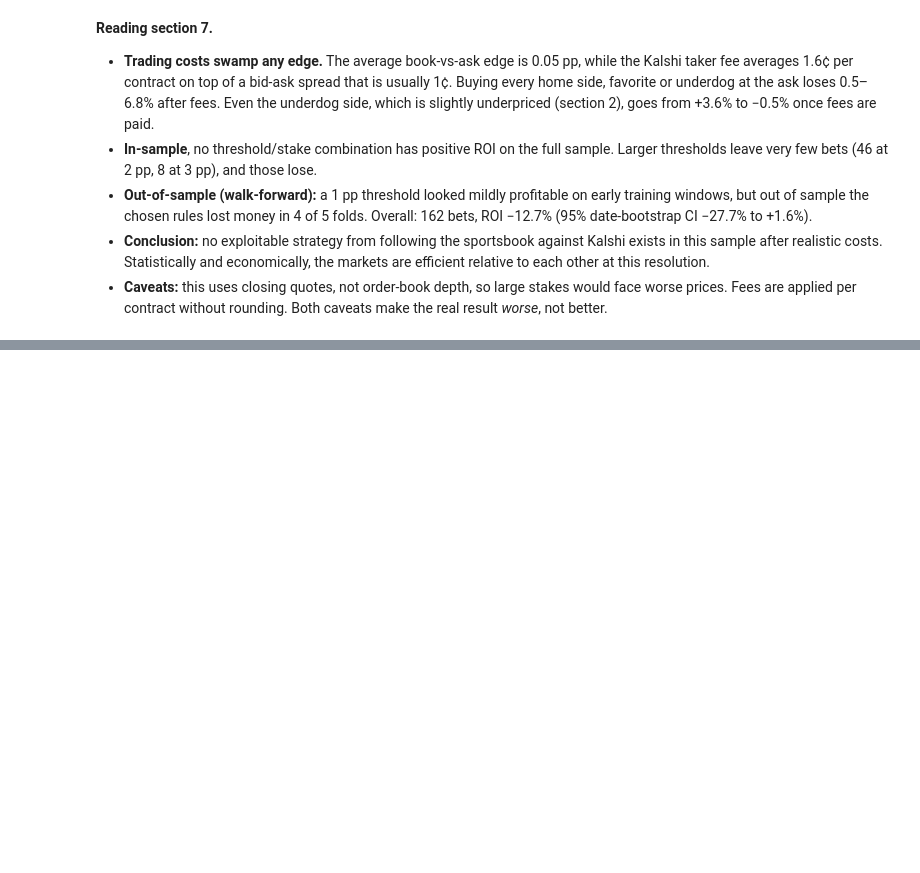
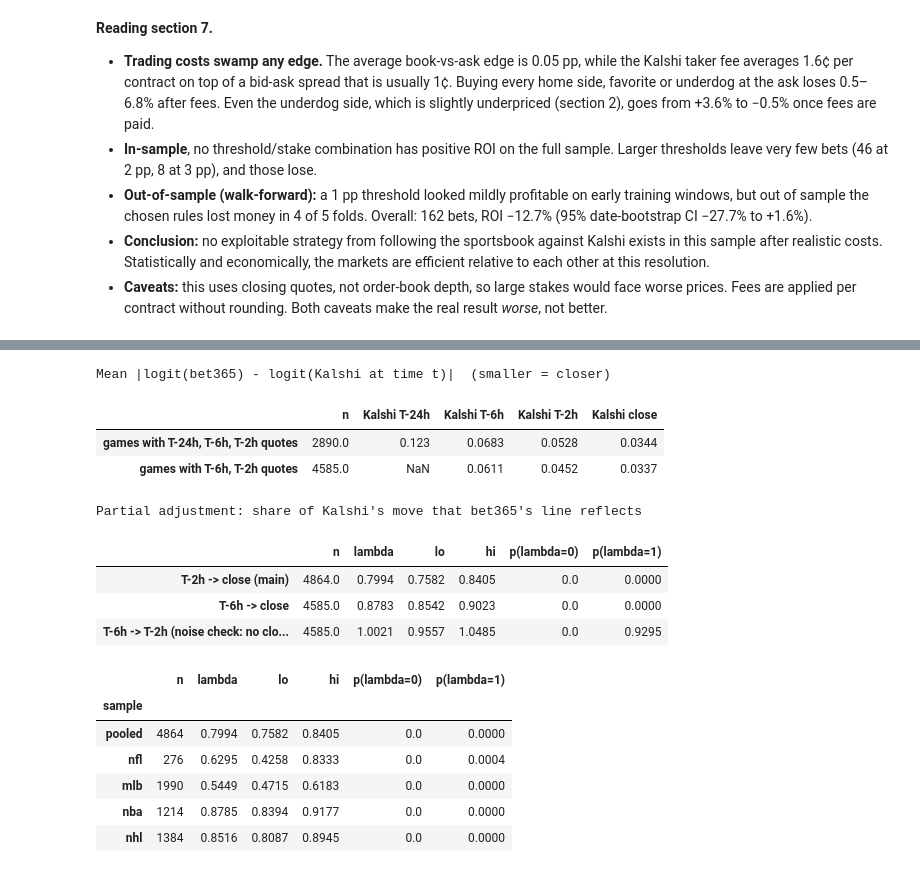
Before and after one commit to harrison-hal3sworth/predmarketproject, a Jupyter notebook: analysis/models_complete.ipynb, the cells around one changed output, grey strips where cells are left out. Drawn from its saved outputs; the diff is of its cells as text; code cells hidden in the pictures; blank space fills up the shorter version.

```diff
--- a/analysis/models_complete.ipynb
+++ b/analysis/models_complete.ipynb
@@ -774,0 +800,55 @@ Out-of-sample: 162 bets, staked 152.3 units, P&L -19.3, ROI -12.65%  (95% date-b
+# %%
+# 8a. Where does bet365 sit along Kalshi's price path?
+PL_H = 2   # main horizon, fixed in advance; T-6h is the robustness horizon
+PL_READY = all(f"logit_kalshi_{h}h" in df for h in (24, 6, 2))
+if not PL_READY:
+    print("Section 8 needs early Kalshi prices: run scripts/fetch_kalshi_early_prices.py, "
+          "then analysis/build_model_table.py.")
+
+
+def partial_adjustment(d, early, late):
+    # (logit_book - early) = c + lam * (late - early). lam = 1: book fully reflects Kalshi's move from early to late.
+    d = d.assign(y=d["logit_book"] - d[early], x=d[late] - d[early]).dropna(subset=["y", "x"])
+    r = smf.ols("y ~ x", data=d).fit(**cluster(d))
+    lo, hi = r.conf_int().loc["x"]
+    p1 = float(np.asarray(r.t_test("x = 1").pvalue).squeeze())
+    return {"n": int(r.nobs), "lambda": r.params["x"], "lo": lo, "hi": hi,
+            "p(lambda=0)": r.pvalues["x"], "p(lambda=1)": p1}
+
+
+if PL_READY:
+    # Distance from the bet365 line to Kalshi's price at each time, on a common sample per row
+    dist = {}
+    for name, cols in [("games with T-24h, T-6h, T-2h quotes", [24, 6, 2]), ("games with T-6h, T-2h quotes", [6, 2])]:
+        s = df.dropna(subset=[f"logit_kalshi_{h}h" for h in cols])
+        row = {f"Kalshi T-{h}h": (s["logit_book"] - s[f"logit_kalshi_{h}h"]).abs().mean() for h in cols}
+        row["Kalshi close"] = (s["logit_book"] - s["logit_kalshi"]).abs().mean()
+        dist[name] = {"n": len(s), **row}
+    print("Mean |logit(bet365) - logit(Kalshi at time t)|  (smaller = closer)")
+    display(pd.DataFrame(dist).T.round(4))
+
+    pa = {
+        "T-2h -> close (main)": partial_adjustment(df, "logit_kalshi_2h", "logit_kalshi"),
+        "T-6h -> close": partial_adjustment(df, "logit_kalshi_6h", "logit_kalshi"),
+        "T-6h -> T-2h (noise check: no close price)": partial_adjustment(df, "logit_kalshi_6h", "logit_kalshi_2h"),
+    }
+    print("Partial adjustment: share of Kalshi's move that bet365's line reflects")
+    display(pd.DataFrame(pa).T.round(4))
+    display(by_sport(df, lambda d: partial_adjustment(d, "logit_kalshi_2h", "logit_kalshi")).round(4))
+# %% [output]
+Mean |logit(bet365) - logit(Kalshi at time t)|  (smaller = closer)
+|  | n | Kalshi T-24h | Kalshi T-6h | Kalshi T-2h | Kalshi close |
+| games with T-24h, T-6h, T-2h quotes | 2890.0 | 0.123 | 0.0683 | 0.0528 | 0.0344 |
+| games with T-6h, T-2h quotes | 4585.0 | NaN | 0.0611 | 0.0452 | 0.0337 |
+Partial adjustment: share of Kalshi's move that bet365's line reflects
+|  | n | lambda | lo | hi | p(lambda=0) | p(lambda=1) |
+| T-2h -> close (main) | 4864.0 | 0.7994 | 0.7582 | 0.8405 | 0.0 | 0.0000 |
+| T-6h -> close | 4585.0 | 0.8783 | 0.8542 | 0.9023 | 0.0 | 0.0000 |
+| T-6h -> T-2h (noise check: no clo... | 4585.0 | 1.0021 | 0.9557 | 1.0485 | 0.0 | 0.9295 |
+|  | n | lambda | lo | hi | p(lambda=0) | p(lambda=1) |
+| sample |  |  |  |  |  |  |
+| pooled | 4864 | 0.7994 | 0.7582 | 0.8405 | 0.0 | 0.0000 |
+| nfl | 276 | 0.6295 | 0.4258 | 0.8333 | 0.0 | 0.0004 |
+| mlb | 1990 | 0.5449 | 0.4715 | 0.6183 | 0.0 | 0.0000 |
+| nba | 1214 | 0.8785 | 0.8394 | 0.9177 | 0.0 | 0.0000 |
+| nhl | 1384 | 0.8516 | 0.8087 | 0.8945 | 0.0 | 0.0000 |
```
Also changed, not shown: parts of 13 cells of this notebook, 2 other files.
